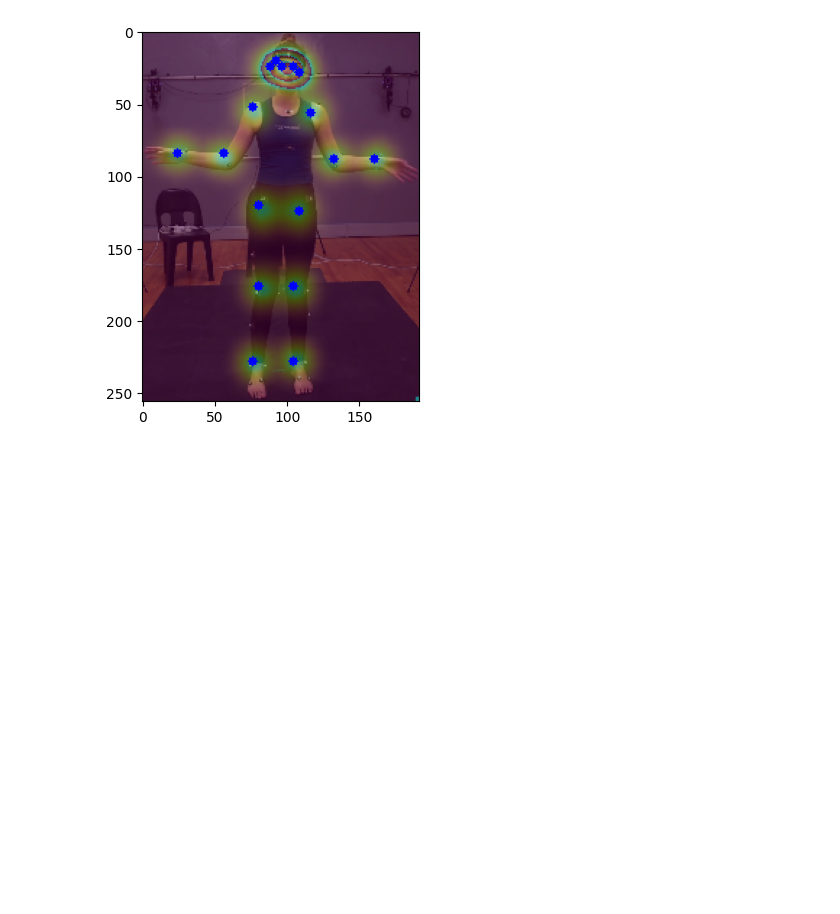
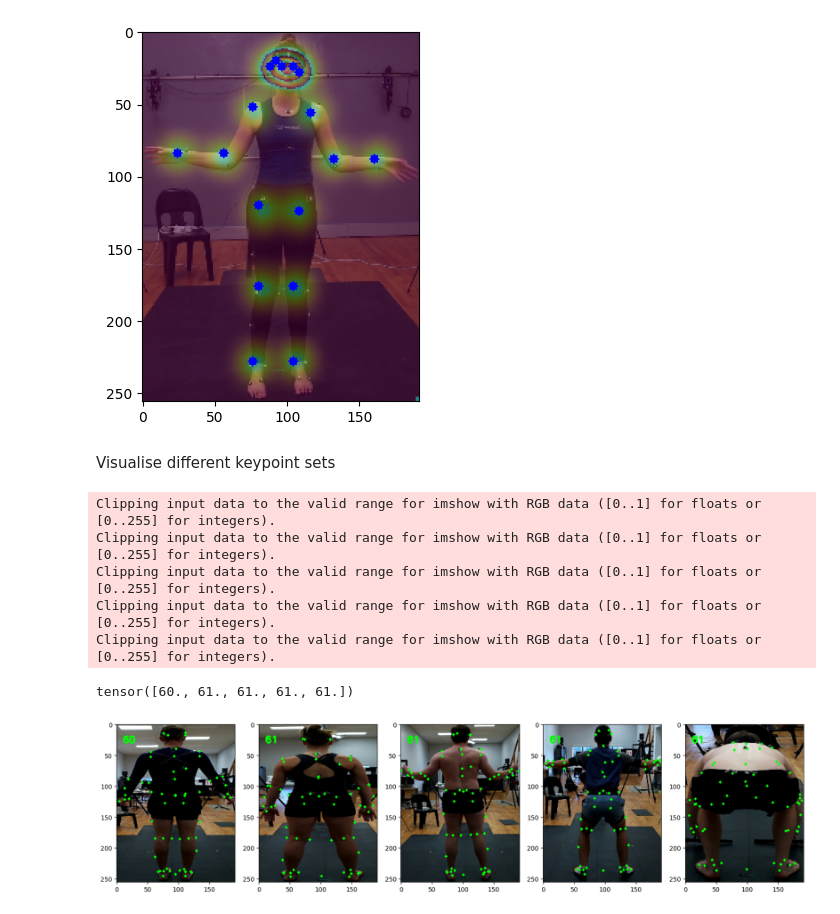
Before and after one commit to Rynhardf/research-project-2024, a Jupyter notebook: main.ipynb, the cells around one changed output. Drawn from its saved outputs; the diff is of its cells as text; code cells hidden in the pictures; blank space fills up the shorter version.

Commit message:
update configs

```diff
--- a/main.ipynb
+++ b/main.ipynb
@@ -126,3 +126,48 @@ plt.imshow(image_show)
 plt.show()
 # %% [output]
 [figure]
+# %% [markdown]
+Visualise different keypoint sets
+# %%
+import numpy as np
+from dataset import PoseDataset
+import torch
+from utils import load_config, load_model, inference, draw_keypoints
+import matplotlib.pyplot as plt
+import cv2
+
+config = load_config('./configs/config_w32_256x192.yaml')
+img_size = config['dataset']['preprocess']['input_size']
+img_size = (img_size[1], img_size[0])
+
+n = 5
+dataset = PoseDataset(config["dataset"], config["dataset"]['val'])
+
+loader = torch.utils.data.DataLoader(dataset, batch_size=n, shuffle=True)
+
+images,targets,keypoints_gts,keypoint_visibilitys = next(iter(loader))
+print(torch.sum(keypoint_visibilitys, dim=1))
+
+plt.figure(figsize=(20, 10))
+for i in range(n):
+    image = images[i]
+    target = targets[i]
+    keypoints_gt = keypoints_gts[i]
+    keypoint_visibility = keypoint_visibilitys[i]
+
+    image_show = image.permute(1,2,0).numpy()
+
+    image_show = draw_keypoints(image_show, keypoints_gt, keypoint_visibility, text=str(int(torch.sum(keypoint_visibility).item())))
+
+    plt.subplot(1, n, i+1)
+    plt.imshow(image_show)
+
+plt.show()
+# %% [output]
+Clipping input data to the valid range for imshow with RGB data ([0..1] for floats or [0..255] for integers).
+Clipping input data to the valid range for imshow with RGB data ([0..1] for floats or [0..255] for integers).
+Clipping input data to the valid range for imshow with RGB data ([0..1] for floats or [0..255] for integers).
+Clipping input data to the valid range for imshow with RGB data ([0..1] for floats or [0..255] for integers).
+Clipping input data to the valid range for imshow with RGB data ([0..1] for floats or [0..255] for integers).
+tensor([60., 61., 61., 61., 61.])
+[figure, added]
```
Also changed, not shown: 5 other files.
